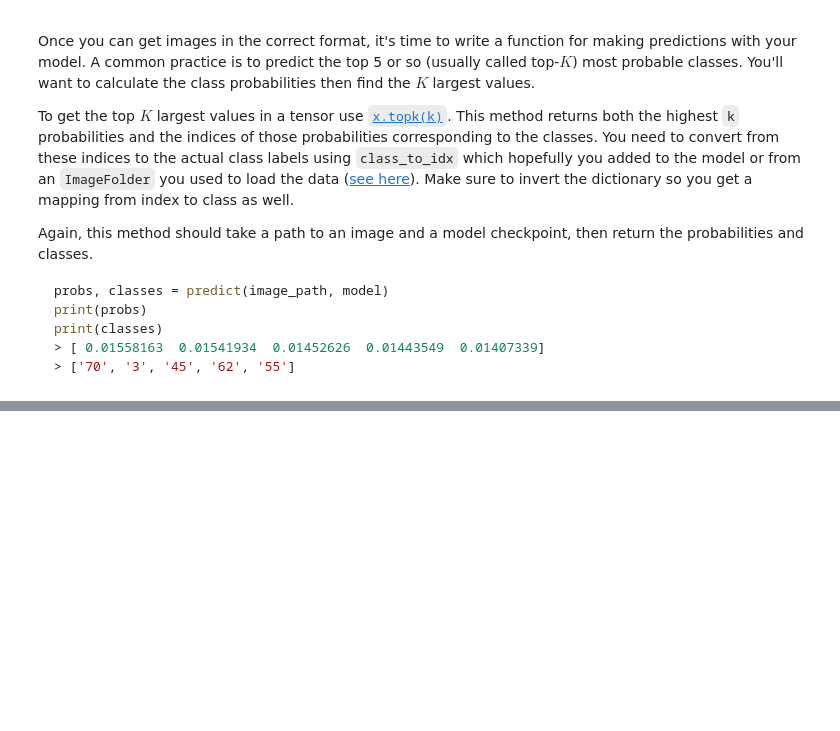
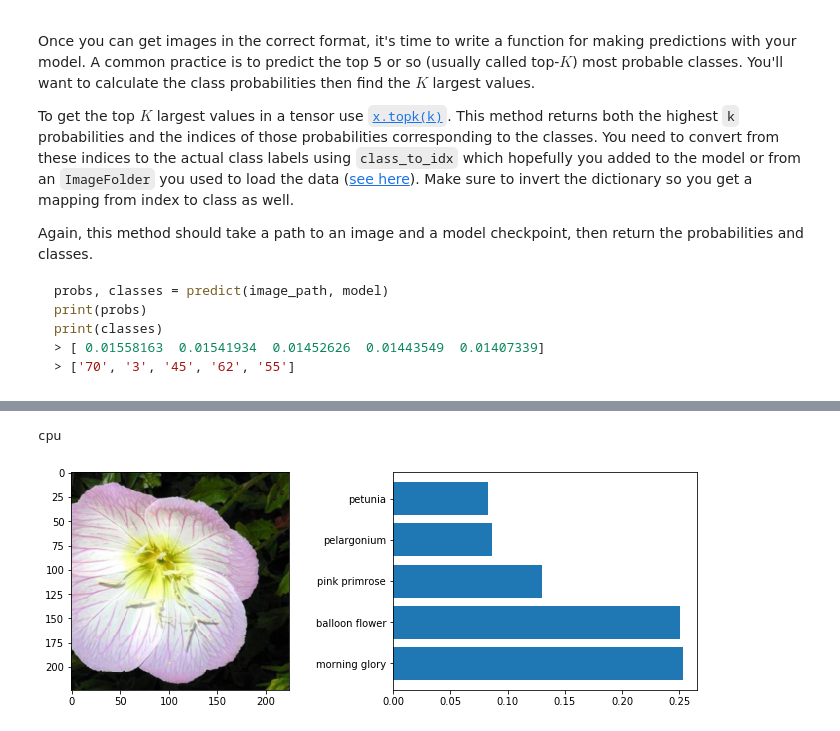
Before and after one commit to bvcmartins/dsndProject2, a Jupyter notebook: aipnd_main.ipynb, the cells around one changed output, grey strips where cells are left out. Saved outputs shown, nothing was run; the diff lists cells and outputs as text; code cells hidden in the pictures; blank space fills up the shorter version.

Commit message:
fixed predict function and tested load checkpoint

```diff
--- a/aipnd_main.ipynb
+++ b/aipnd_main.ipynb
@@ -500,10 +462,13 @@ At this point it's good to write a function that can load a checkpoint and rebui
 
 def loadModel(checkpoint, gpu_test):
 
-    if gpu_test:
-        checkpoint = torch.load(checkpoint, map_location='gpu')
-    else:
-        checkpoint = torch.load(checkpoint, map_location='cpu')
+    #if gpu_test:
+    #    checkpoint = torch.load(checkpoint, map_location='gpu')
+    #else:
+
+    checkpoint = torch.load(checkpoint, map_location='cpu')
+
+    #checkpoint = torch.load(checkpoint)
     if checkpoint['conv_model'] == 'vgg16':
         model = models.vgg16(pretrained=True)
     else:
@@ -533,5 +498,5 @@ def loadModel(checkpoint, gpu_test):
 
     return model
 # %%
-model2 = loadModel('./checkpoint_final.pth', gpu_test)
+model2 = loadModel('./checkpoint_1.pth', gpu_test)
 # %%
@@ -608,6 +594,7 @@ def predict(image, model, top_k=5):
         Predict the class (or classes) of an image using a trained deep learning model.
 
     '''
+    model.to(device)
 
     img = Image.open(image)
     scale = transforms.Resize(255)
@@ -615,15 +602,17 @@ def predict(image, model, top_k=5):
     toTensor = transforms.ToTensor()
     norm = transforms.Normalize([0.485,0.456,0.406],[0.229, 0.224, 0.225])
     img_tensor = norm(toTensor(crop(scale(img)))).unsqueeze(dim=0)
+    img_tensor = img_tensor.to(device)
+
     with torch.no_grad():
         output = model.forward(img_tensor)
         prob = torch.exp(output)
         top_prob, top_class = prob.topk(top_k, dim=1)
 
-    top_prob = top_prob.detach().numpy().tolist()[0]
-    top_class = top_class.detach().numpy().tolist()[0]
+    top_prob = top_prob.detach().to('cpu').numpy().tolist()[0]
+    top_class = top_class.detach().to('cpu').numpy().tolist()[0]
 
     return top_prob, top_class
 # %%
-top_prob, top_class = predict('test_image.jpg', model2, top_k)
+top_prob, top_class = predict('102.jpg', model2, top_k)
 top_prob, top_class
@@ -655,0 +649,6 @@ plot_prediction('test_image.jpg',model2)
+# %%
+# testing with class 1 - 'pink primrose'
+plot_prediction('1.jpg',model2)
+# %% [output]
+cpu
+[figure, added]
```
Also changed, not shown: parts of 26 cells of this notebook.
